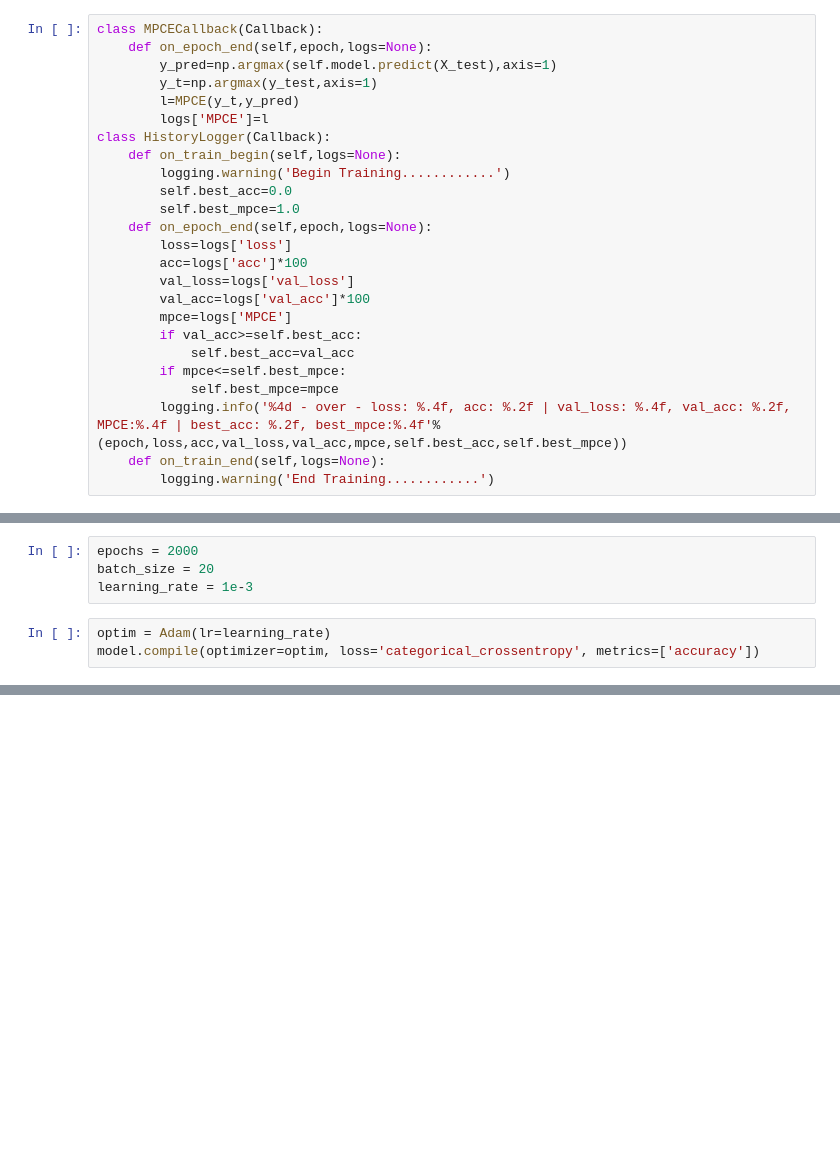
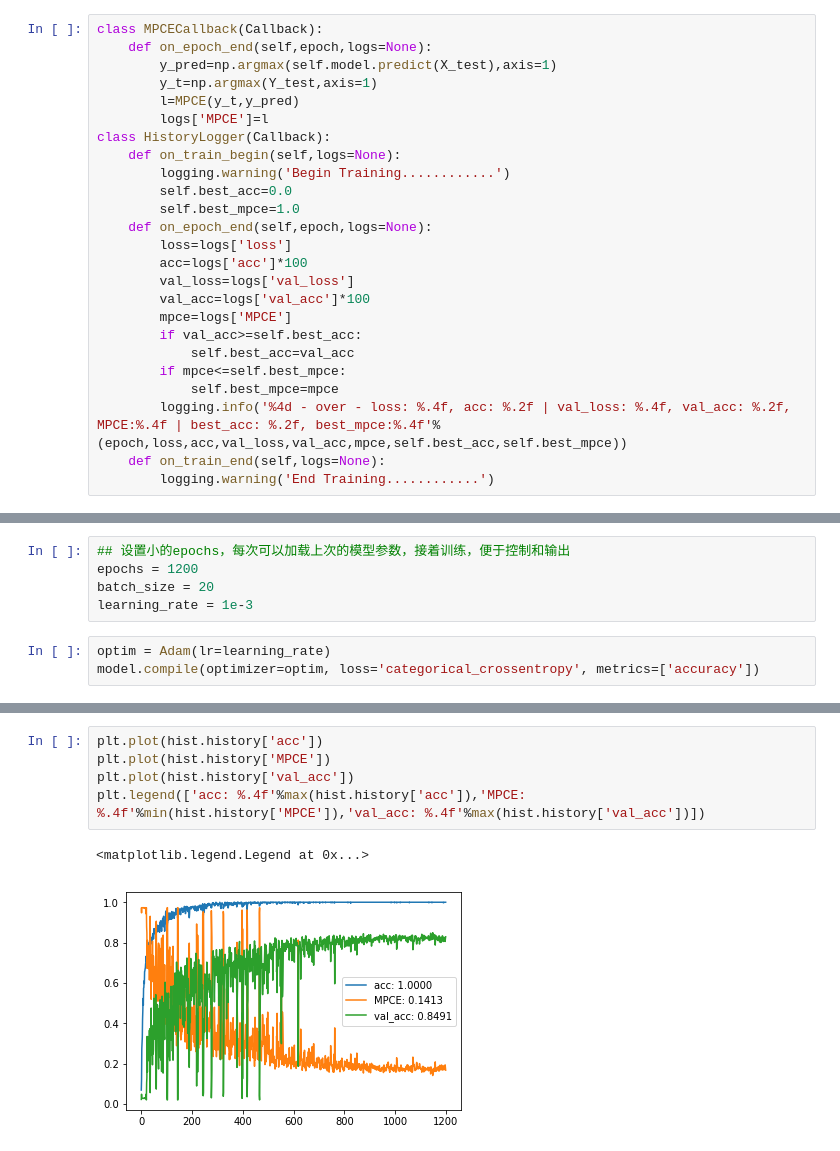
Before and after one commit to zsh965866221/MFD-FCN, a Jupyter notebook: MFD-FCN.ipynb, the cells around one changed output, grey strips where cells are left out. Saved outputs shown, nothing was run; the diff lists cells and outputs as text; blank space fills up the shorter version.

```diff
--- a/MFD-FCN.ipynb
+++ b/MFD-FCN.ipynb
@@ -236,7 +243,7 @@ def MPCE(y_true,y_pred):
 class MPCECallback(Callback):
     def on_epoch_end(self,epoch,logs=None):
         y_pred=np.argmax(self.model.predict(X_test),axis=1)
-        y_t=np.argmax(y_test,axis=1)
+        y_t=np.argmax(Y_test,axis=1)
         l=MPCE(y_t,y_pred)
         logs['MPCE']=l
 class HistoryLogger(Callback):
@@ -267,7 +274,8 @@ callback_list = [model_checkpoint, reduce_lr, MPCECallback(), HistoryLogger()]
 # %% [markdown]
 ## Train
 # %%
-epochs = 2000
+## 设置小的epochs，每次可以加载上次的模型参数，接着训练，便于控制和输出
+epochs = 1200
 batch_size = 20
 learning_rate = 1e-3
 # %%
@@ -282,0 +305,8 @@ Epoch 1/2000
+# %%
+plt.plot(hist.history['acc'])
+plt.plot(hist.history['MPCE'])
+plt.plot(hist.history['val_acc'])
+plt.legend(['acc: %.4f'%max(hist.history['acc']),'MPCE: %.4f'%min(hist.history['MPCE']),'val_acc: %.4f'%max(hist.history['val_acc'])])
+# %% [output]
+<matplotlib.legend.Legend at 0x...>
+[figure, added]
```
Also changed, not shown: parts of 20 cells of this notebook, 2 other files.
